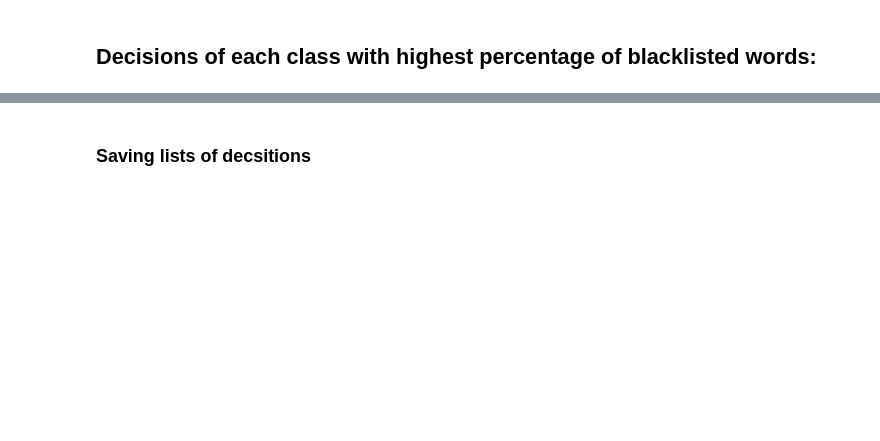
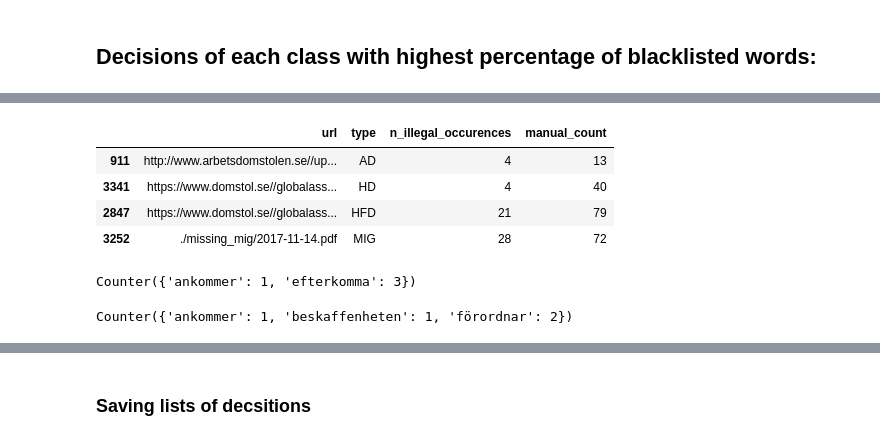
Before and after one commit to karvla/lawlingo, a Jupyter notebook: lawlingo.ipynb, the cells around one changed output, grey strips where cells are left out. Drawn from its saved outputs; the diff is of its cells as text; code cells hidden in the pictures; blank space fills up the shorter version.

```diff
--- a/lawlingo.ipynb
+++ b/lawlingo.ipynb
@@ -346,0 +354,20 @@ df2.loc[df2.groupby(['type'])['illegal_ratio'].idxmax()][['url', 'type', 'illega
+# %%
+df_test = df2.loc[[911, 3341, 2847, 3252]]
+df_test['manual_count'] = [13, 40, 79, 72]
+df_test[['url', 'type', 'n_illegal_occurences', 'manual_count']]
+# %% [output]
+|  | url | type | n_illegal_occurences | manual_count |
+| 911 | http://www.arbetsdomstolen.se//up... | AD | 4 | 13 |
+| 3341 | https://www.domstol.se//globalass... | HD | 4 | 40 |
+| 2847 | https://www.domstol.se//globalass... | HFD | 21 | 79 |
+| 3252 | ./missing_mig/2017-11-14.pdf | MIG | 28 | 72 |
+# %%
+# AD
+df_test['illegal_count'].values[0]
+# %% [output]
+Counter({'ankommer': 1, 'efterkomma': 3})
+# %%
+# HD
+df_test['illegal_count'].values[1]
+# %% [output]
+Counter({'ankommer': 1, 'beskaffenheten': 1, 'förordnar': 2})
```
Also changed, not shown: parts of 13 cells of this notebook.
